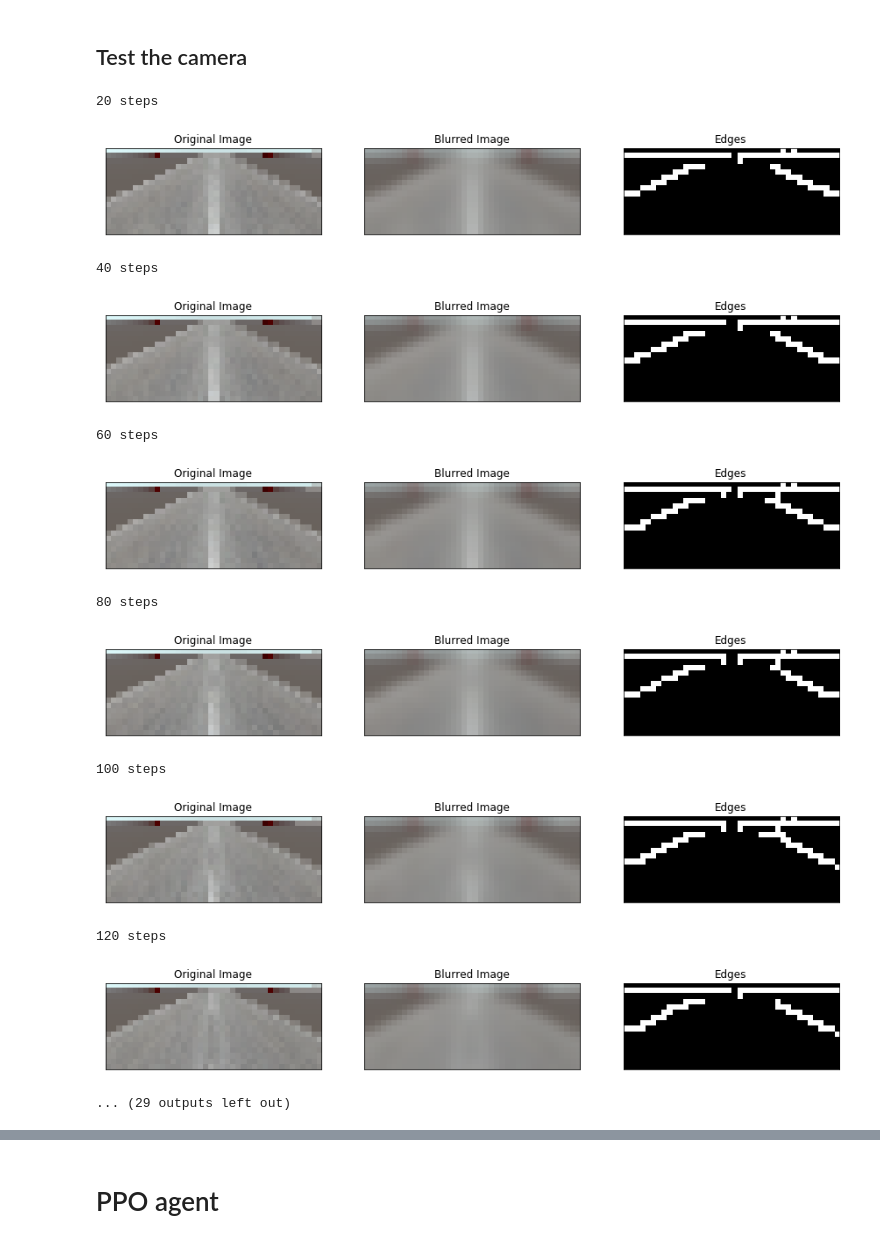
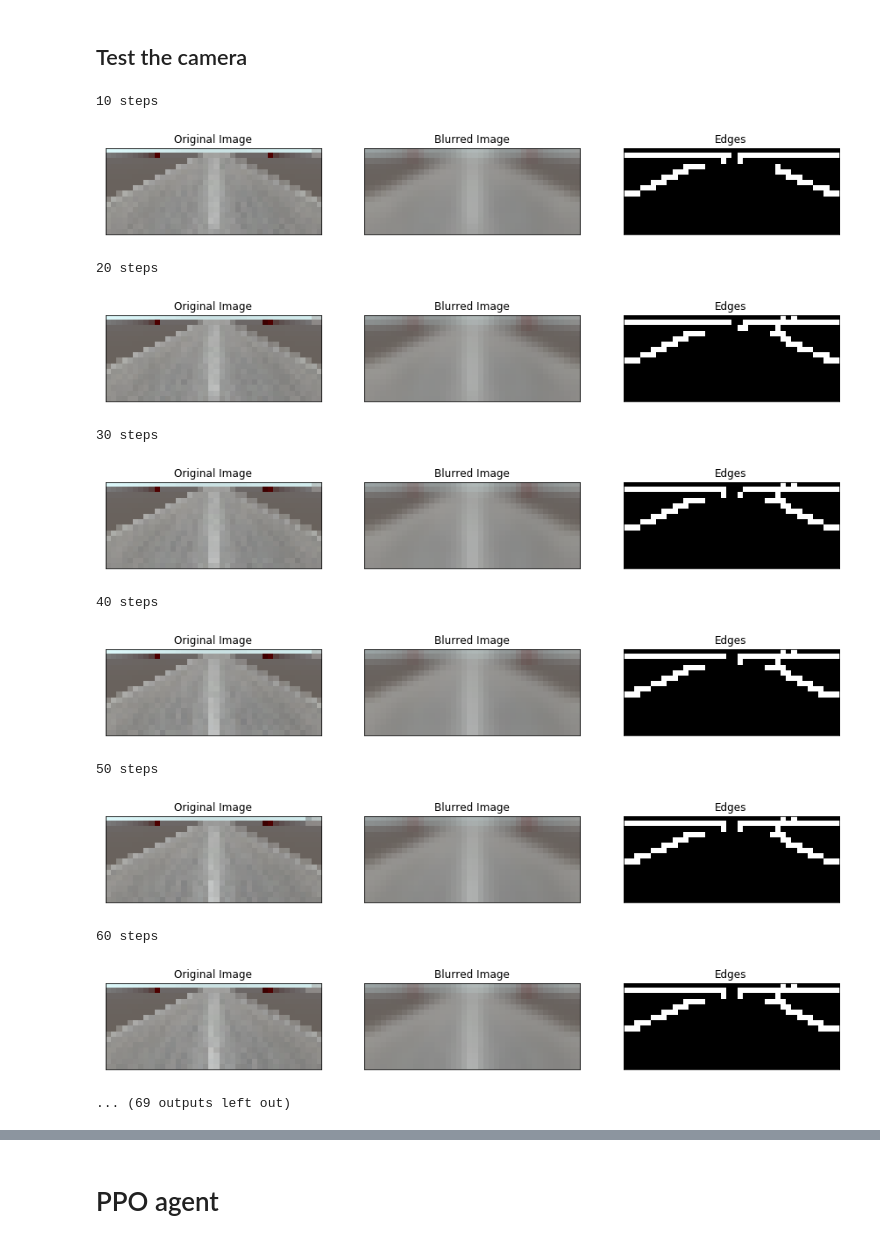
Before and after one commit to kwea123/RL, a Jupyter notebook: ai/unity_test/autocar/autocar2.ipynb, the cells around one changed output, grey strips where cells are left out. Drawn from its saved outputs; the diff is of its cells as text; code cells hidden in the pictures.

```diff
--- a/ai/unity_test/autocar/autocar2.ipynb
+++ b/ai/unity_test/autocar/autocar2.ipynb
@@ -196,7 +196,7 @@ class PPOAgent:
         for key in self.history:
             self.history[key] = [] # empty the history
 # %%
-env_name = "autocar2"
+env_name = "autocar2_tmp"
 env = UnityEnvironment(file_name=env_name)
 
 # Examine environment parameters
@@ -254,24 +254,29 @@ showEdges(img)
 # %% [markdown]
 ## Test the camera
 # %%
-for i in range(20):
-    for _ in range(20):
+for i in range(40):
+    for _ in range(10):
         env_info = env.step([1,0])[default_brain]
-    print(str((i+1)*20)+' steps')
+    print(str((i+1)*10)+' steps')
     img = env_info.observations[0][0]
+    if i==0:
+        sky = img[:3,:]
+    else:
+        sky += img[:3,:]
     showEdges(img)
+sky /= 40
 print('State is :', env_info.states[0])
 # %% [output]
-20 steps
+10 steps
-[figure, old version]
+[figure, new version]
-40 steps
+20 steps
-[figure, old version]
+[figure, new version]
-60 steps
+30 steps
 [figure]
-80 steps
+40 steps
-[figure, old version]
+[figure, new version]
-100 steps
+50 steps
-[figure, old version]
+[figure, new version]
-120 steps
+60 steps
-[figure, old version]
+[figure, new version]
-... (29 outputs left out)
+... (69 outputs left out)
```
Also changed, not shown: parts of 4 cells of this notebook, 4 other files.
